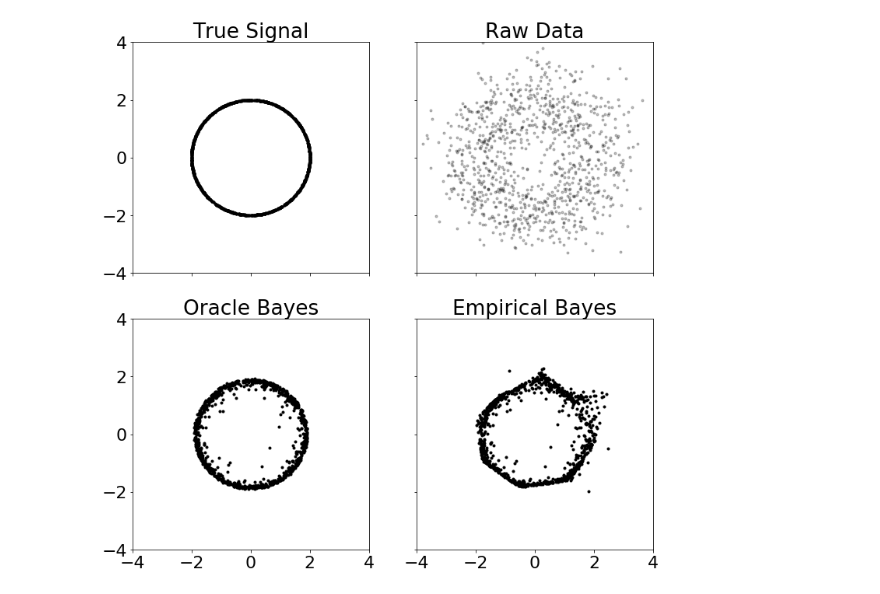
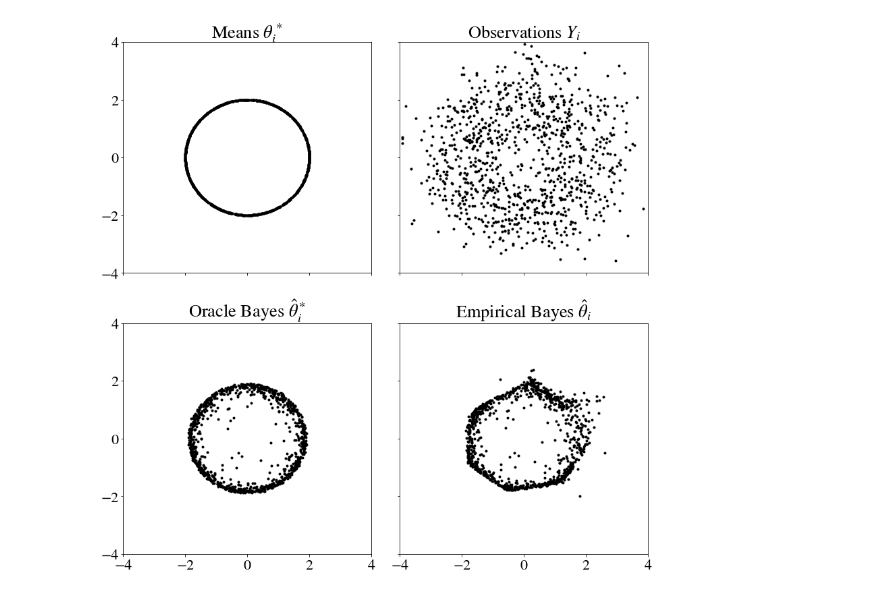
Before and after one commit to jake-soloff/NPEB, a Jupyter notebook: demo/Gaussian Denoising.ipynb, the cells around one changed output. Cells and saved outputs as stored; diff of their text form; code cells hidden in the pictures.

```diff
--- a/demo/Gaussian Denoising.ipynb
+++ b/demo/Gaussian Denoising.ipynb
@@ -8,17 +8,28 @@ import matplotlib.pyplot as plt
 # %%
 np.random.seed(1234567891)
 
-n,p = 1000,2
+n,p = 1000,2#1000,2
 
 ang = 2*np.pi*np.random.rand(n)
-truth = np.array([2*np.cos(ang), 2*np.sin(ang)]).T
+truth = 2*np.array([np.cos(ang), np.sin(ang)]).T
+#truth = np.random.randn(n,p)
+#truth = truth / np.linalg.norm(truth, axis=1)[:, np.newaxis]
 
-l, u = .5, .7
+l, u = .5, 1
 covs = l + np.random.rand(n,p)*(u-l)
 prec = 1/covs
 X = truth + covs**(1/2)*np.random.randn(n,p)
 # %%
 m = GLMixture(prec_type='diagonal')
+
+
+L = np.max(np.abs(X))
+
+#(XX, YY) = np.meshgrid(np.linspace(-L, L, 100), np.linspace(-L, L, 100))
+(XX, YY) = np.meshgrid(np.linspace(-L, L, 50), np.linspace(-L, L, 50))
+atoms = np.vstack([XX.flatten(), YY.flatten()]).T
+
+m.atoms_init = atoms
 
 ## Compute the NPMLE
 m.fit(X, prec, max_iter_em=1000)
@@ -41,21 +75,30 @@ obayes = o.posterior_mean(X, prec)
 # %%
-plt.rcParams.update({'font.size': 22})
+plt.rcParams.update({'font.size': 22,
+                     'mathtext.fontset': 'stix',
+                     'font.family': 'STIXGeneral'})
 fig, ax = plt.subplots(2, 2, sharex=True, sharey=True, figsize=(12,12))
 
 ax[0,0].plot(truth[:,0], truth[:,1], 'k.')
-ax[0,1].plot(X[:,0], X[:,1], 'k.', alpha=.25)
+ax[0,1].plot(X[:,0], X[:,1], 'k.')
 ax[1,0].plot(obayes[:,0], obayes[:,1], 'k.')
 ax[1,1].plot(gmleb[:,0], gmleb[:,1], 'k.')
 
 M = 4
 plt.xlim([-M, M])
 plt.ylim([-M, M])
 
-ax[0,0].set_title('True Signal')
-ax[0,1].set_title('Raw Data')
-ax[1,0].set_title('Oracle Bayes')
-ax[1,1].set_title('Empirical Bayes')
-plt.savefig('circle_demo.png')
+# ax[0,0].set_title('True Signal')
+# ax[0,1].set_title('Raw Data')
+# ax[1,0].set_title('Oracle Bayes')
+# ax[1,1].set_title('Empirical Bayes')
+
+ax[0,0].set_title('Means $\\theta^*_i$')
+ax[0,1].set_title('Observations $Y_i$')
+ax[1,0].set_title('Oracle Bayes $\\hat\\theta^*_i$')
+ax[1,1].set_title('Empirical Bayes $\\hat\\theta_i$')
+
+plt.tight_layout()
+#plt.savefig('circle_demo.png', dpi=200)
 plt.show()
 # %% [output]
-[figure, old version]
+[figure, new version]
```
Also changed, not shown: parts of 20 cells of this notebook, 3 other files.
